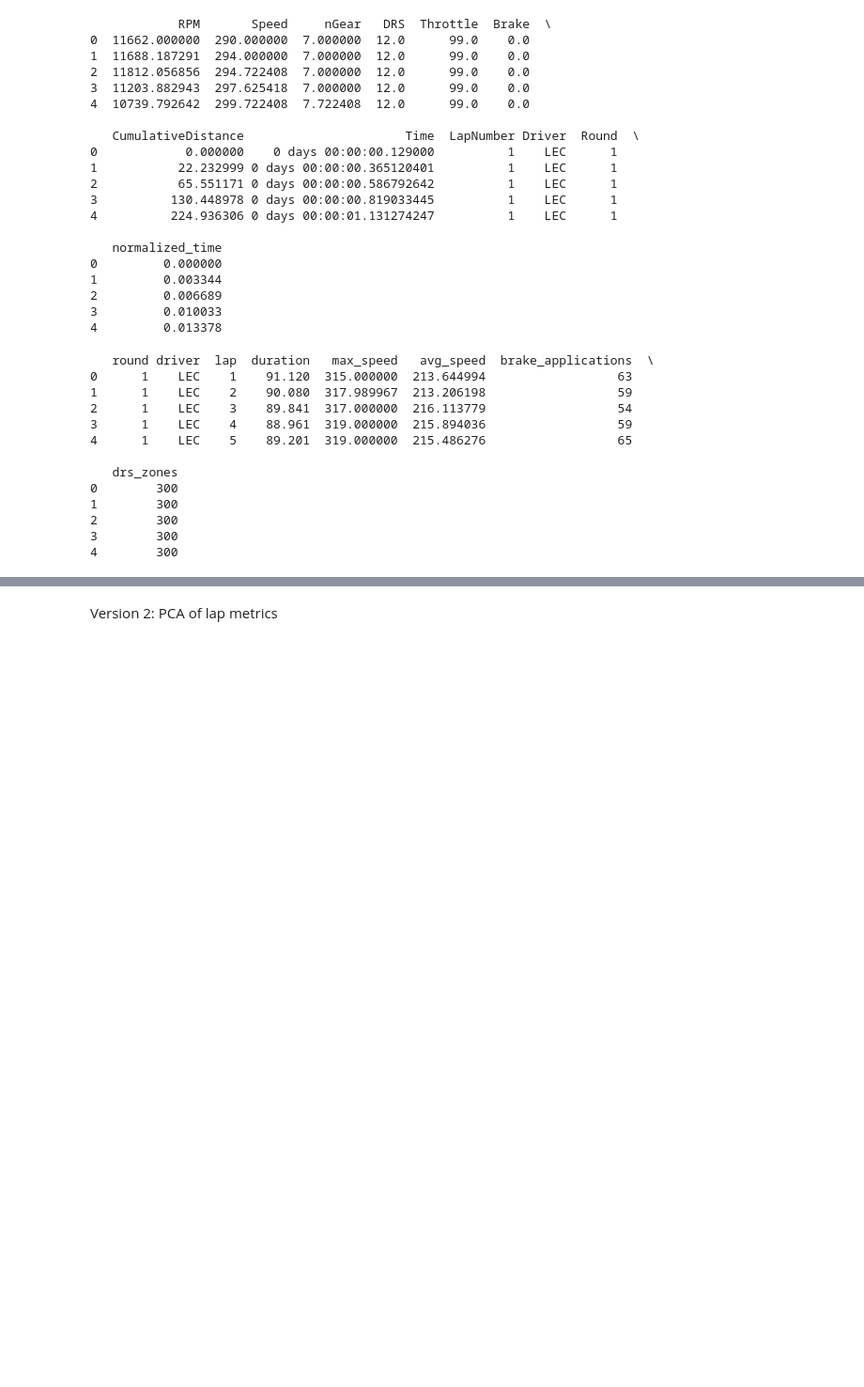
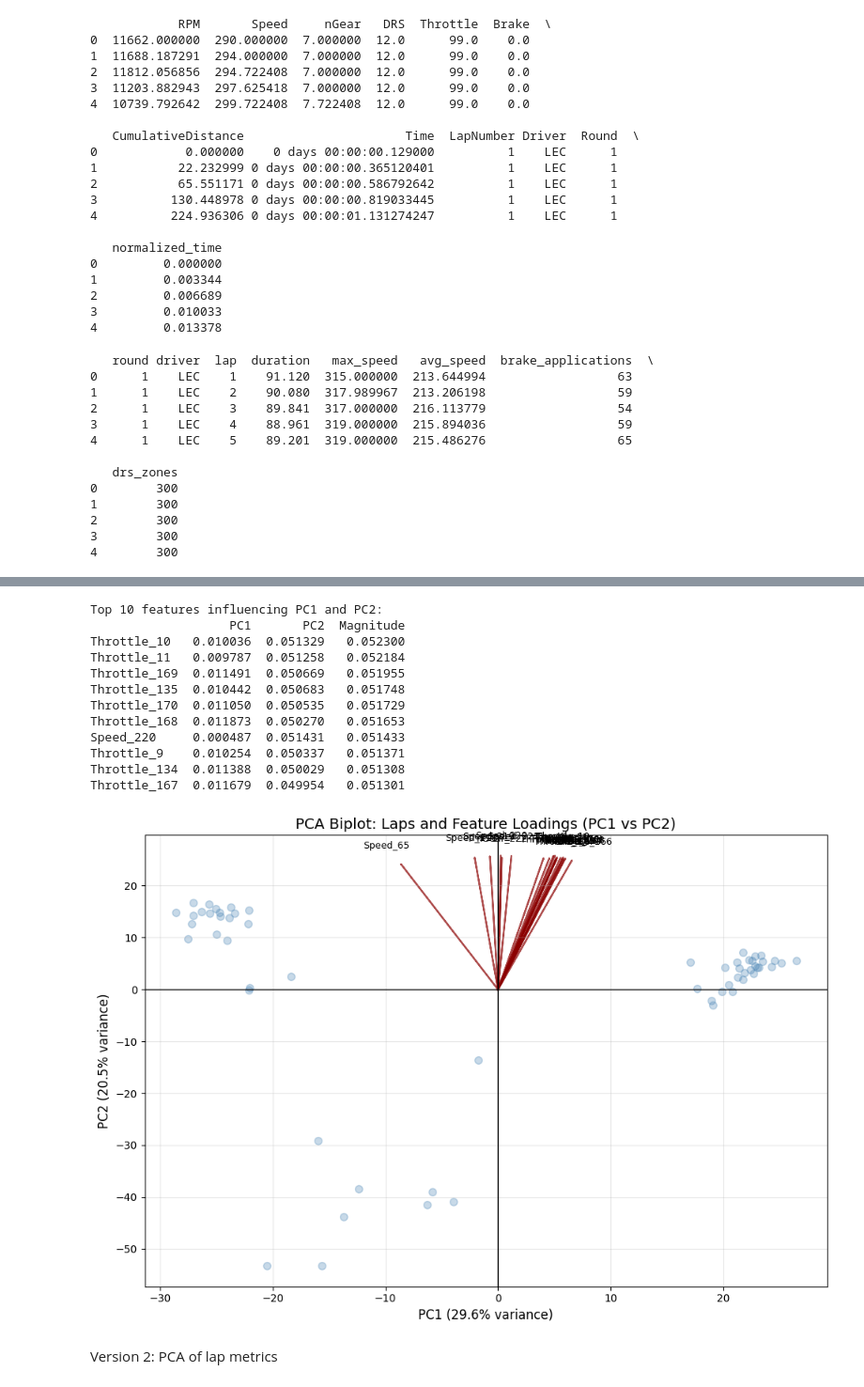
Before and after one commit to EnzoAlto/AIM_Sharing, a Jupyter notebook: ML1_Final_Project/F1 2025 Cohort/analysis_notebook_LT2.ipynb, the cells around one changed output, grey strips where cells are left out. Shown at 94% size. Saved outputs shown, nothing was run; the diff lists cells and outputs as text; code cells hidden in the pictures; blank space fills up the shorter version.

Commit message:
wk46 ML1 2nd attempt extrtacted data

```diff
--- a/ML1_Final_Project/F1 2025 Cohort/analysis_notebook_LT2.ipynb
+++ b/ML1_Final_Project/F1 2025 Cohort/analysis_notebook_LT2.ipynb
@@ -367,3 +307,63 @@ Name: PC2, dtype: float64
+# %%
+
+# --- Extract loadings (feature contributions) ---
+loadings = pd.DataFrame(
+    pca.components_.T,
+    columns=[f"PC{i+1}" for i in range(pca.n_components_)],
+    index=X.columns
+)
+
+# --- Compute combined magnitude for ranking ---
+loadings["Magnitude"] = np.sqrt(loadings["PC1"]**2 + loadings["PC2"]**2)
+loadings_sorted = loadings.sort_values("Magnitude", ascending=False)
+
+# --- Display top 10 features contributing to PC1 & PC2 ---
+print("\nTop 10 features influencing PC1 and PC2:")
+print(loadings_sorted[["PC1", "PC2", "Magnitude"]].head(10))
+
+# --- Scale loadings for visibility in plot ---
+scaling_factor = 500  # adjust arrow length (try 3–10)
+loadings_scaled = loadings[["PC1", "PC2"]] * scaling_factor
+
+# --- Create simple PCA DataFrame (optional for scatter plot) ---
+pca_df = pd.DataFrame(X_pca, columns=[f"PC{i+1}" for i in range(n_components)])
+pca_df["PC1"] = X_pca[:, 0]
+pca_df["PC2"] = X_pca[:, 1]
+
+# --- Plot setup ---
+plt.figure(figsize=(10, 7))
+plt.scatter(pca_df["PC1"], pca_df["PC2"], alpha=0.3, color="steelblue", s=50)
+
+# --- Overlay loadings as arrows ---
+for feature in loadings_sorted.index[:20]:  # show top 10 for clarity
+    x = loadings_scaled.loc[feature, "PC1"]
+    y = loadings_scaled.loc[feature, "PC2"]
+    plt.arrow(0, 0, x, y, color="darkred", alpha=0.7, head_width=0.05, linewidth=1.5)
+    plt.text(x * 1.15, y * 1.15, feature, fontsize=9, color="black", ha='center', va='center')
+
+# --- Labels & styling ---
+plt.axhline(0, color="black", lw=1)
+plt.axvline(0, color="black", lw=1)
+plt.xlabel(f"PC1 ({pca.explained_variance_ratio_[0]:.1%} variance)", fontsize=12)
+plt.ylabel(f"PC2 ({pca.explained_variance_ratio_[1]:.1%} variance)", fontsize=12)
+plt.title("PCA Biplot: Laps and Feature Loadings (PC1 vs PC2)", fontsize=14)
+plt.grid(True, alpha=0.3)
+plt.tight_layout()
+plt.show()
+# %% [output]
+Top 10 features influencing PC1 and PC2:
+                   PC1       PC2  Magnitude
+Throttle_10   0.010036  0.051329   0.052300
+Throttle_11   0.009787  0.051258   0.052184
+Throttle_169  0.011491  0.050669   0.051955
+Throttle_135  0.010442  0.050683   0.051748
+Throttle_170  0.011050  0.050535   0.051729
+Throttle_168  0.011873  0.050270   0.051653
+Speed_220     0.000487  0.051431   0.051433
+Throttle_9    0.010254  0.050337   0.051371
+Throttle_134  0.011388  0.050029   0.051308
+Throttle_167  0.011679  0.049954   0.051301
+[figure, added]
 # %% [markdown]
 Version 2: PCA of  lap metrics
 # %%
```
Also changed, not shown: parts of 11 cells of this notebook, 6 other files.
